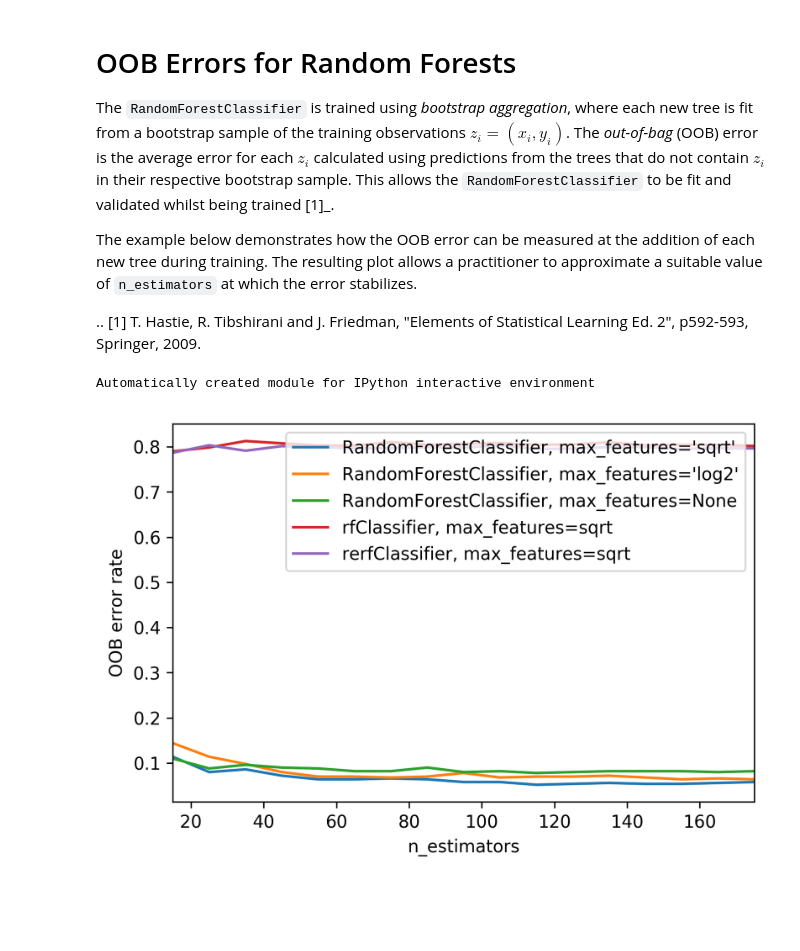
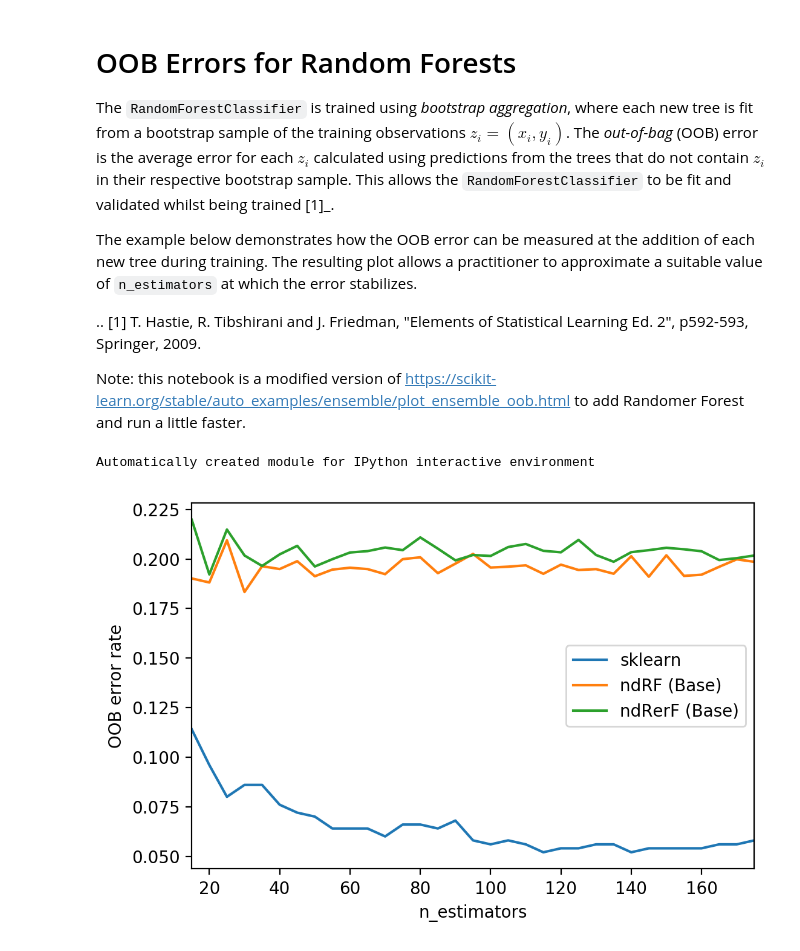
Before and after one commit to neurodata/SPORF, a Jupyter notebook: docs/demos/plot_ensemble_oob.ipynb, the cells around one changed output. Saved outputs shown, nothing was run; the diff lists cells and outputs as text; code cells hidden in the pictures; blank space fills up the shorter version.

Commit message:
base RerF treeStats dict type -> float
update notebook

move docstring rerfClassifier consistent w/ inputs

```diff
--- a/docs/demos/plot_ensemble_oob.ipynb
+++ b/docs/demos/plot_ensemble_oob.ipynb
@@ -19,9 +19,12 @@ error stabilizes.
 
 .. [1] T. Hastie, R. Tibshirani and J. Friedman, "Elements of Statistical
        Learning Ed. 2", p592-593, Springer, 2009.
+
+
+Note: this notebook is a modified version of https://scikit-learn.org/stable/auto_examples/ensemble/plot_ensemble_oob.html to add Randomer Forest and run a little faster.
 # %%
 import matplotlib.pyplot as plt
-plt.rcParams['figure.dpi'] = 300
+plt.rcParams['figure.dpi'] = 200
 
 from collections import OrderedDict
 from sklearn.datasets import make_classification
@@ -47,26 +50,16 @@ X, y = make_classification(n_samples=500, n_features=25,
 # support for parallelized ensembles but is necessary for tracking the OOB
 # error trajectory during training.
 ensemble_clfs = [
-    ("RandomForestClassifier, max_features='sqrt'",
+    ("sklearn",
         RandomForestClassifier(n_estimators=100,
                                warm_start=True, oob_score=True,
                                max_features="sqrt",
                                random_state=RANDOM_STATE)),
-    ("RandomForestClassifier, max_features='log2'",
-        RandomForestClassifier(n_estimators=100,
-                               warm_start=True, max_features='log2',
-                               oob_score=True,
-                               random_state=RANDOM_STATE)),
-    ("RandomForestClassifier, max_features=None",
-        RandomForestClassifier(n_estimators=100,
-                               warm_start=True, max_features=None,
-                               oob_score=True,
-                               random_state=RANDOM_STATE)),
-    ("rfClassifier, max_features=sqrt",
+    ("ndRF (Base)",
         rerfClassifier(n_estimators=100, max_features="sqrt", projection_matrix="Base",
                                oob_score=True,
                                random_state=RANDOM_STATE)),
-    ("rerfClassifier, max_features=sqrt",
+    ("ndRerF (Base)",
         rerfClassifier(n_estimators=100, max_features="sqrt",
                                oob_score=True,
                                random_state=RANDOM_STATE)),
@@ -80,24 +73,25 @@ min_estimators = 15
 max_estimators = 175
 
 for label, clf in ensemble_clfs:
-    for i in range(min_estimators, max_estimators + 1,10):
+    for i in range(min_estimators, max_estimators + 1, 5):
         clf.set_params(n_estimators=i)
         clf.fit(X, y)
 
         # Record the OOB error for each `n_estimators=i` setting.
         oob_error = 1 - clf.oob_score_
         error_rate[label].append((i, oob_error))
-
-# Generate the "OOB error rate" vs. "n_estimators" plot.
-for label, clf_err in error_rate.items():
-    xs, ys = zip(*clf_err)
-    plt.plot(xs, ys, label=label)
-
-plt.xlim(min_estimators, max_estimators)
-plt.xlabel("n_estimators")
-plt.ylabel("OOB error rate")
-plt.legend(loc="upper right")
-plt.show()
 # %% [output]
 Automatically created module for IPython interactive environment
-[figure, removed]
+# %%
+# Generate the "OOB error rate" vs. "n_estimators" plot.
+for label, clf_err in error_rate.items():
+    xs, ys = zip(*clf_err)
+    plt.plot(xs, ys, label=label)
+
+plt.xlim(min_estimators, max_estimators)
+plt.xlabel("n_estimators")
+plt.ylabel("OOB error rate")
+plt.legend(loc="right")
+plt.show()
+# %% [output]
+[figure, added]
```
Also changed, not shown: 3 other files.
